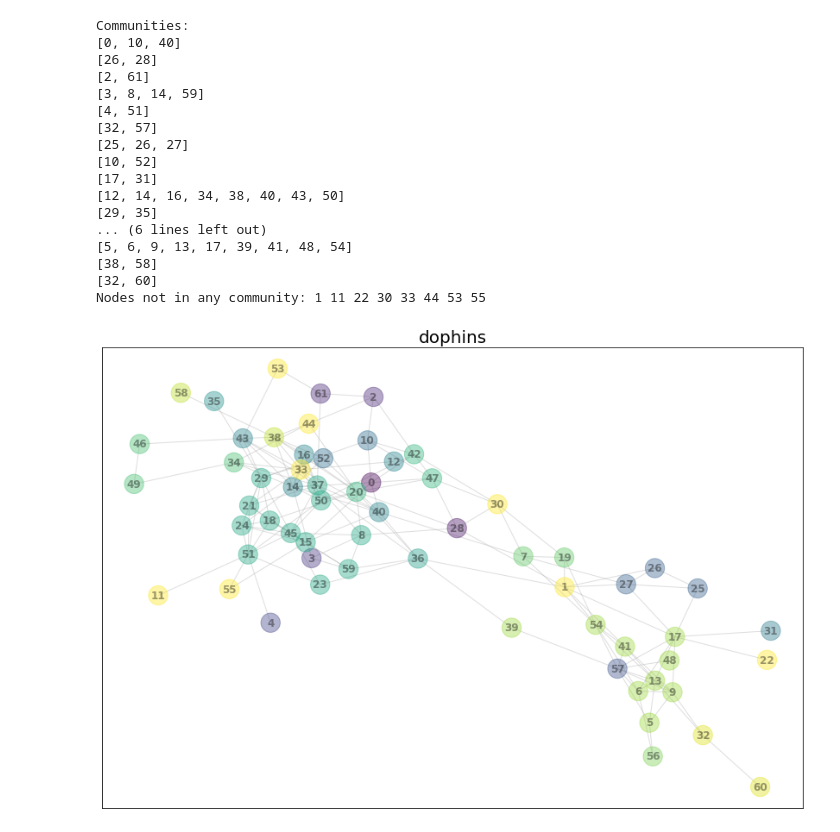
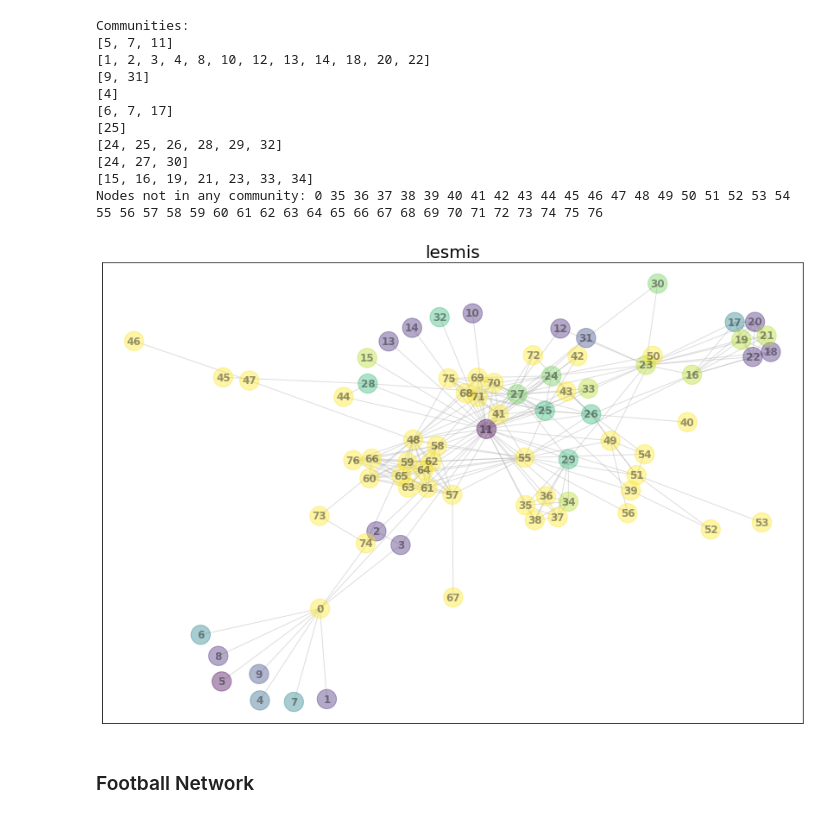
Before and after one commit to rishu110067/Community-Detection-in-Dynamic-Social-Networks, a Jupyter notebook: Project_Notebook.ipynb, the cells around one changed output. Drawn from its saved outputs; the diff is of its cells as text; code cells hidden in the pictures.

```diff
--- a/Project_Notebook.ipynb
+++ b/Project_Notebook.ipynb
@@ -33,24 +63,24 @@ Nodes not in any community:
 # %%
-# Dolphin Club Network
-graph = nx.read_gml ('datasets/dolphins.gml', label = 'id')
-plot_comm(graph, "outputs/output_dolphin.txt", "dophins")
+graph = nx.read_gml ('datasets/lesmis.gml', label = 'id')
+make_input(graph, 'lesmis', 5)
-# %% [output]
-Communities:
-[0, 10, 40]
-[26, 28]
-[2, 61]
-[3, 8, 14, 59]
-[4, 51]
-[32, 57]
-[25, 26, 27]
-[10, 52]
-[17, 31]
-[12, 14, 16, 34, 38, 40, 43, 50]
-[29, 35]
-... (6 lines left out)
-[5, 6, 9, 13, 17, 39, 41, 48, 54]
-[38, 58]
-[32, 60]
-Nodes not in any community: 1 11 22 30 33 44 53 55
-[figure, removed]
+# %%
+# run_cpp('test.cpp', 'run')
+# first run the cpp file then execute this block
+make_output("lesmis")
+plot_comm(graph, "outputs/output_lesmis.txt", "lesmis")
+# %% [output]
+Communities:
+[5, 7, 11]
+[1, 2, 3, 4, 8, 10, 12, 13, 14, 18, 20, 22]
+[9, 31]
+[4]
+[6, 7, 17]
+[25]
+[24, 25, 26, 28, 29, 32]
+[24, 27, 30]
+[15, 16, 19, 21, 23, 33, 34]
+Nodes not in any community: 0 35 36 37 38 39 40 41 42 43 44 45 46 47 48 49 50 51 52 53 54 55 56 57 58 59 60 61 62 63 64 65 66 67 68 69 70 71 72 73 74 75 76
+[figure, added]
+# %% [markdown]
+### Football Network
 # %%
```
Also changed, not shown: parts of 10 cells of this notebook, 15 other files.
